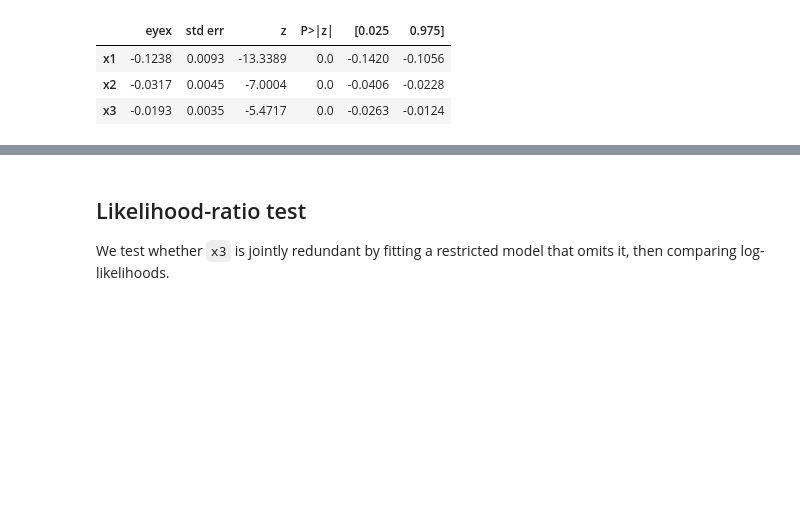
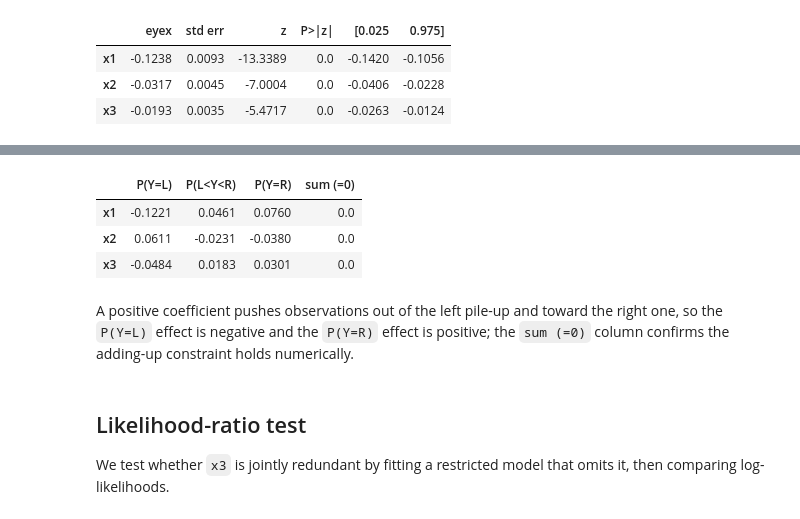
Before and after one commit to Ramis-Paygin/censored-truncated-regression, a Jupyter notebook: examples/01_two_sided_censoring.ipynb, the cells around one changed output, grey strips where cells are left out. Cells and saved outputs as stored; diff of their text form; code cells hidden in the pictures; blank space fills up the shorter version.

```diff
--- a/examples/01_two_sided_censoring.ipynb
+++ b/examples/01_two_sided_censoring.ipynb
@@ -198,3 +202,18 @@ elas.summary_frame().round(4)
+# %%
+prob_effects = pd.DataFrame({
+    'P(Y=L)':     model.get_margeff(kind='prob-left').margeff,
+    'P(L<Y<R)':   model.get_margeff(kind='prob-interior').margeff,
+    'P(Y=R)':     model.get_margeff(kind='prob-right').margeff,
+}, index=['x1', 'x2', 'x3'])
+prob_effects['sum (=0)'] = prob_effects.sum(axis=1)
+prob_effects.round(4)
+# %% [output]
+|  | P(Y=L) | P(L<Y<R) | P(Y=R) | sum (=0) |
+| x1 | -0.1221 | 0.0461 | 0.0760 | 0.0 |
+| x2 | 0.0611 | -0.0231 | -0.0380 | 0.0 |
+| x3 | -0.0484 | 0.0183 | 0.0301 | 0.0 |
+# %% [markdown]
+A positive coefficient pushes observations out of the left pile-up and toward the right one, so the `P(Y=L)` effect is negative and the `P(Y=R)` effect is positive; the `sum (=0)` column confirms the adding-up constraint holds numerically.
 # %% [markdown]
 ## Likelihood-ratio test
 
```
Also changed, not shown: parts of 2 cells of this notebook, 14 other files.
